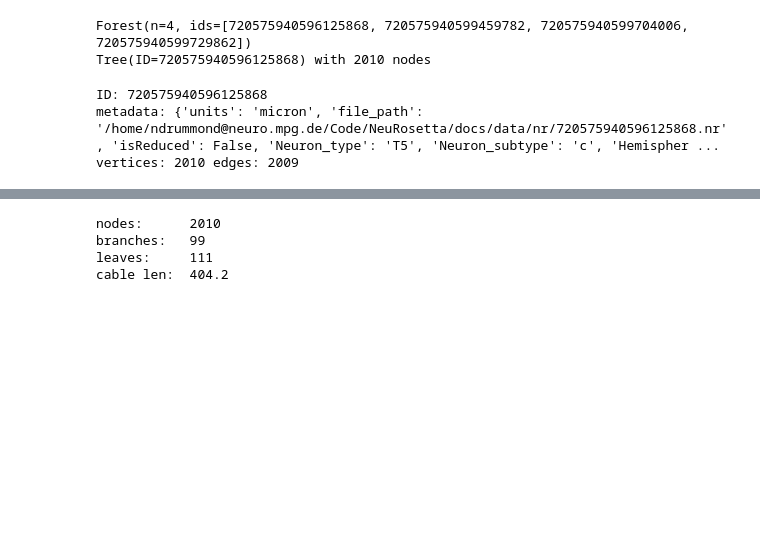
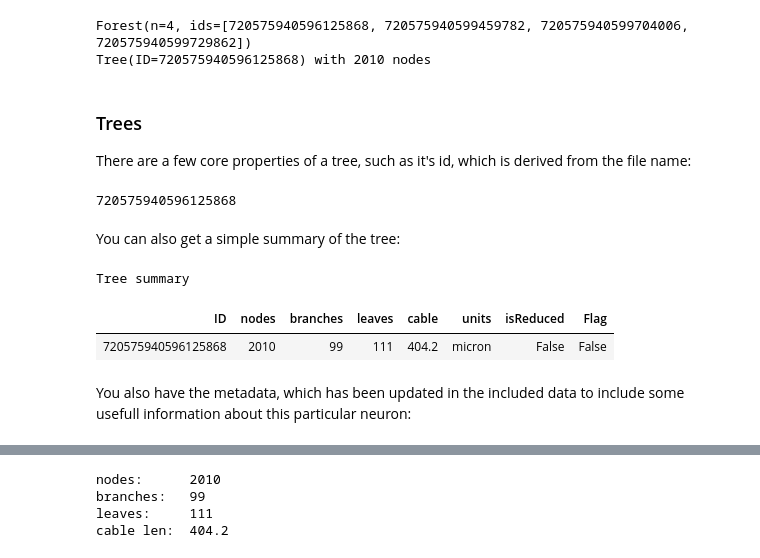
Before and after one commit to NikDrummond/NeuRosetta, a Jupyter notebook: docs/getting_started/example_data.ipynb, the cells around one changed output, grey strips where cells are left out. Cells and saved outputs as stored; diff of their text form; code cells hidden in the pictures; blank space fills up the shorter version.

Commit message:
more in progress docs
also summay functions

```diff
--- a/docs/getting_started/example_data.ipynb
+++ b/docs/getting_started/example_data.ipynb
@@ -33,11 +33,21 @@ print(tree)
 # %% [output]
 Forest(n=4, ids=[720575940596125868, 720575940599459782, 720575940599704006, 720575940599729862])
 Tree(ID=720575940596125868) with 2010 nodes
-# %%
-print("ID:", tree.ID)
-print("metadata:", tree.metadata)
-print("vertices:", tree.graph.num_vertices(), "edges:", tree.graph.num_edges())
-# %% [output]
-ID: 720575940596125868
-metadata: {'units': 'micron', 'file_path': '/home/ndrummond@neuro.mpg.de/Code/NeuRosetta/docs/data/nr/720575940596125868.nr', 'isReduced': False, 'Neuron_type': 'T5', 'Neuron_subtype': 'c', 'Hemispher ...
-vertices: 2010 edges: 2009
+# %% [markdown]
+### Trees
+
+There are a few core properties of a tree, such as it's id, which is derived from the file name:
+# %%
+tree.ID
+# %% [output]
+720575940596125868
+# %% [markdown]
+You can also get a simple summary of the tree:
+# %%
+tree.summary()
+# %% [output]
+Tree summary
+| ID | nodes | branches | leaves | cable | units | isReduced | Flag |
+| 720575940596125868 | 2010 | 99 | 111 | 404.2 | micron | False | False |
+# %% [markdown]
+You also have the metadata, which has been updated in the included data to include some usefull information about this particular neuron:
```
Also changed, not shown: parts of 13 cells of this notebook, 16 other files.
